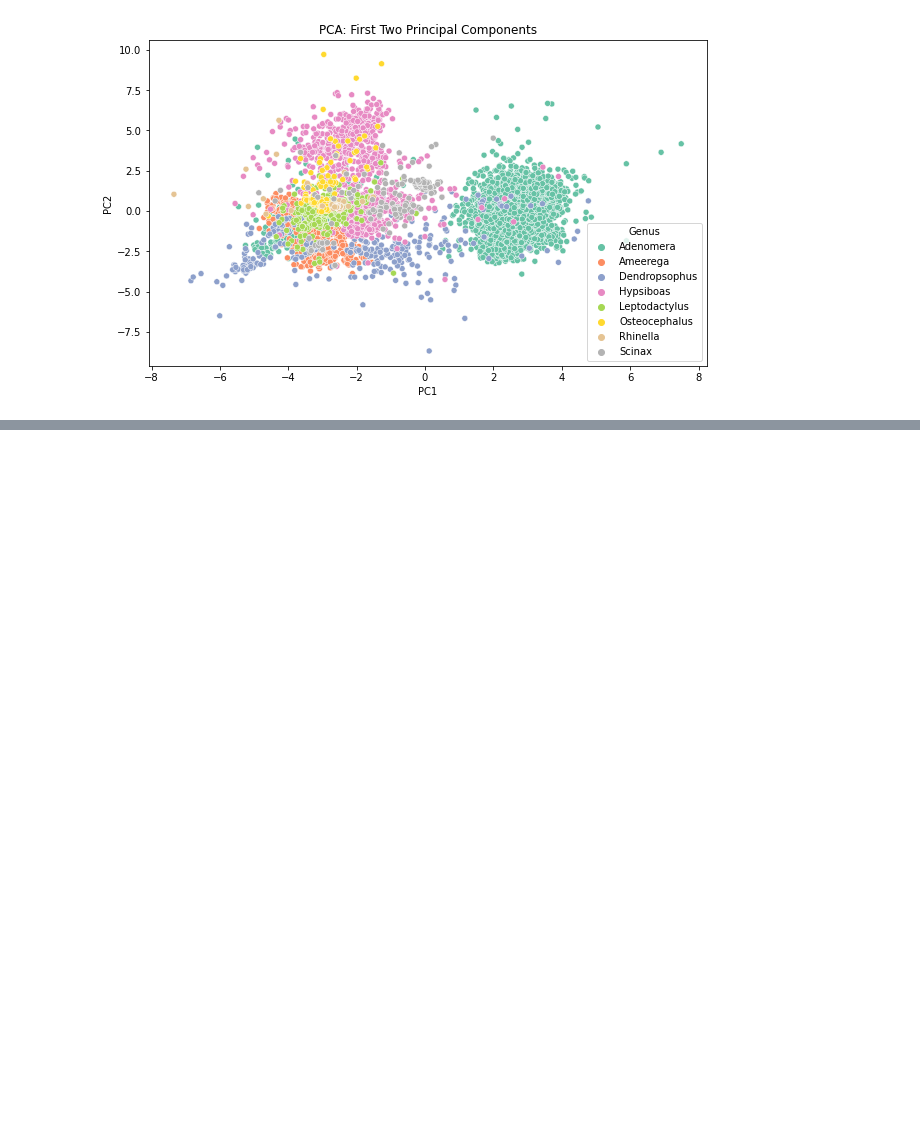
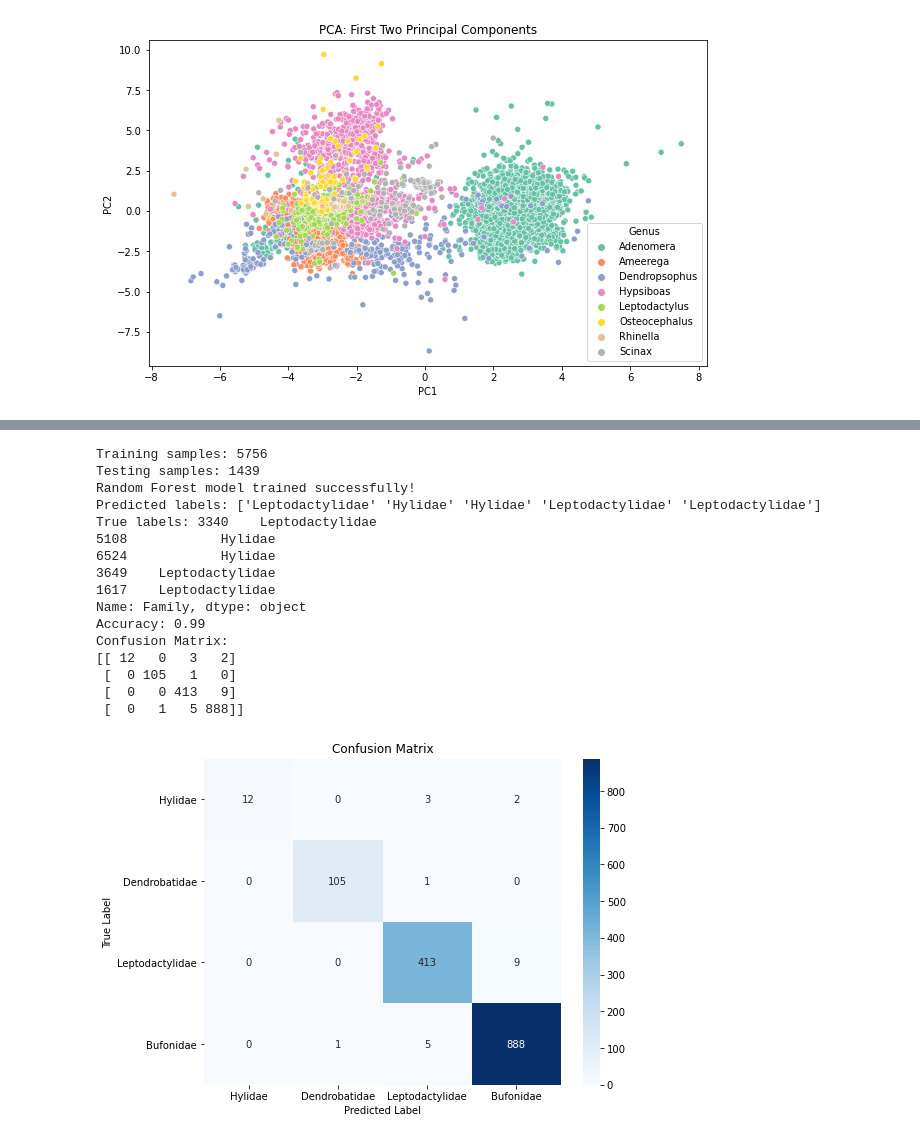
Before and after one commit to loftytopping/DEES_programming_course, a Jupyter notebook: Practical_9.ipynb, the cells around one changed output, grey strips where cells are left out. Saved outputs shown, nothing was run; the diff lists cells and outputs as text; code cells hidden in the pictures; blank space fills up the shorter version.

```diff
--- a/Practical_9.ipynb
+++ b/Practical_9.ipynb
@@ -733,0 +985,74 @@ data_NYC[data_NYC['K-means label']==1]['room_type'].value_counts().plot(kind='ba
+# %%
+from sklearn.model_selection import train_test_split
+from sklearn.ensemble import RandomForestClassifier
+from sklearn.metrics import accuracy_score, confusion_matrix
+import seaborn as sns
+
+features = data_frogs[['MFCCs_ 1', 'MFCCs_ 2', 'MFCCs_ 3', 'MFCCs_ 4', 'MFCCs_ 5', 'MFCCs_ 6',
+       'MFCCs_ 7', 'MFCCs_ 8', 'MFCCs_ 9', 'MFCCs_10', 'MFCCs_11', 'MFCCs_12',
+       'MFCCs_13', 'MFCCs_14', 'MFCCs_15', 'MFCCs_16', 'MFCCs_17', 'MFCCs_18',
+       'MFCCs_19', 'MFCCs_20', 'MFCCs_21', 'MFCCs_22']]
+target = data_frogs['Family']
+
+# 1) Split the data into training and testing sets.
+X = features
+y = target
+# Split the data (80% train, 20% test)
+X_train, X_test, y_train, y_test = train_test_split(X, y, test_size=0.2, random_state=42)
+
+print(f"Training samples: {len(X_train)}")
+print(f"Testing samples: {len(X_test)}")
+
+# Step 2: Train a Random Forest classification model.
+# Initialize the Random Forest model
+rf_model = RandomForestClassifier(n_estimators=100, random_state=42)
+# Train the model
+rf_model.fit(X_train, y_train)
+print("Random Forest model trained successfully!")
+
+# Step 3: Predict labels for new data points.
+# Predict the species for the test set
+predictions = rf_model.predict(X_test)
+
+# Print the first few predictions
+print("Predicted labels:", predictions[:5])
+print("True labels:", y_test[:5])
+
+# Step 4: Apply K-means Clustering**
+# Calculate accuracy
+accuracy = accuracy_score(y_test, predictions)
+print(f"Accuracy: {accuracy:.2f}")
+
+# Generate a confusion matrix
+conf_matrix = confusion_matrix(y_test, predictions)
+print("Confusion Matrix:")
+print(conf_matrix)
+
+
+# Plot the confusion matrix as a heatmap
+plt.figure(figsize=(8, 6))
+sns.heatmap(conf_matrix, annot=True, fmt='d', cmap='Blues', xticklabels=set(target), yticklabels=set(target))
+# Rotate the y-axis labels to horizontal
+plt.yticks(rotation=0)
+plt.title('Confusion Matrix')
+plt.xlabel('Predicted Label')
+plt.ylabel('True Label')
+plt.show()
+# %% [output]
+Training samples: 5756
+Testing samples: 1439
+Random Forest model trained successfully!
+Predicted labels: ['Leptodactylidae' 'Hylidae' 'Hylidae' 'Leptodactylidae' 'Leptodactylidae']
+True labels: 3340    Leptodactylidae
+5108            Hylidae
+6524            Hylidae
+3649    Leptodactylidae
+1617    Leptodactylidae
+Name: Family, dtype: object
+Accuracy: 0.99
+Confusion Matrix:
+[[ 12   0   3   2]
+ [  0 105   1   0]
+ [  0   0 413   9]
+ [  0   1   5 888]]
+[figure, added]
```
Also changed, not shown: parts of 27 cells of this notebook, 2 other files.
